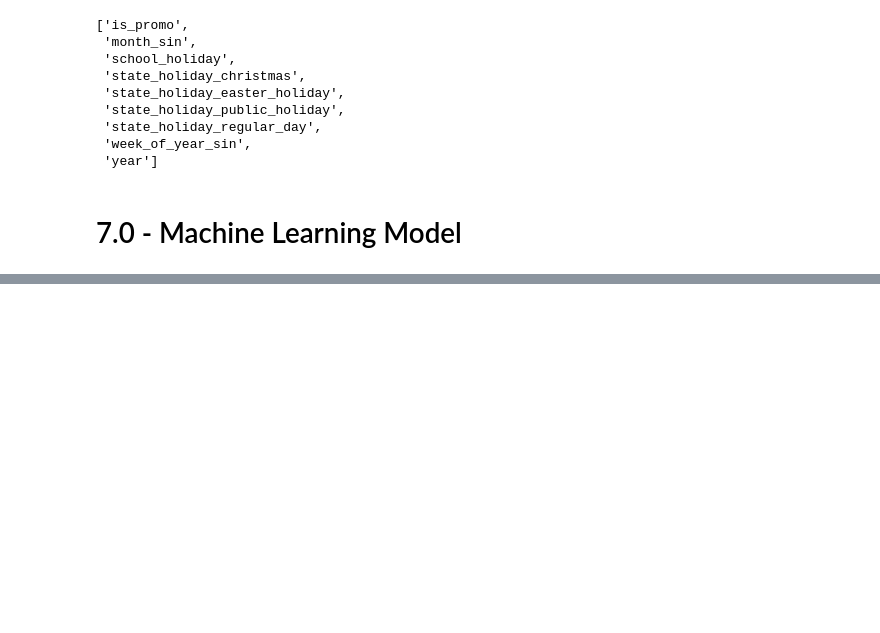
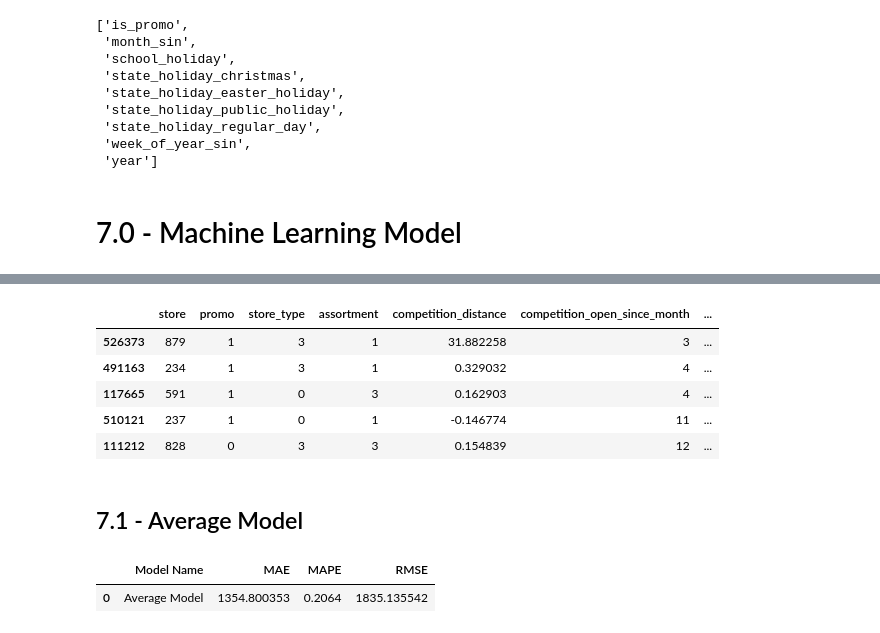
Before and after one commit to eliasbatistasouza/rossmann_sales, a Jupyter notebook: notebooks/001-EDA-ebs.ipynb, the cells around one changed output, grey strips where cells are left out. Cells and saved outputs as stored; diff of their text form; code cells hidden in the pictures; blank space fills up the shorter version.

```diff
--- a/notebooks/001-EDA-ebs.ipynb
+++ b/notebooks/001-EDA-ebs.ipynb
@@ -1600,0 +1644,11 @@ cols_not_selected_boruta
+# %%
+x_train.sample(5)
+# %% [output]
+|  | store | promo | store_type | assortment | competition_distance | competition_open_since_month | ... |
+| 526373 | 879 | 1 | 3 | 1 | 31.882258 | 3 | ... |
+| 491163 | 234 | 1 | 3 | 1 | 0.329032 | 4 | ... |
+| 117665 | 591 | 1 | 0 | 3 | 0.162903 | 4 | ... |
+| 510121 | 237 | 1 | 0 | 1 | -0.146774 | 11 | ... |
+| 111212 | 828 | 0 | 3 | 3 | 0.154839 | 12 | ... |
+# %% [markdown]
+## 7.1 - Average Model
@@ -1600,0 +1669,9 @@ cols_not_selected_boruta
+# %%
+# Performance
+baseline_performace = ml_error(
+    "Average Model", np.expm1(y_test), np.expm1(yhat_baseline)
+)
+baseline_performace
+# %% [output]
+|  | Model Name | MAE | MAPE | RMSE |
+| 0 | Average Model | 1354.800353 | 0.2064 | 1835.135542 |
```
Also changed, not shown: parts of 19 cells of this notebook.
